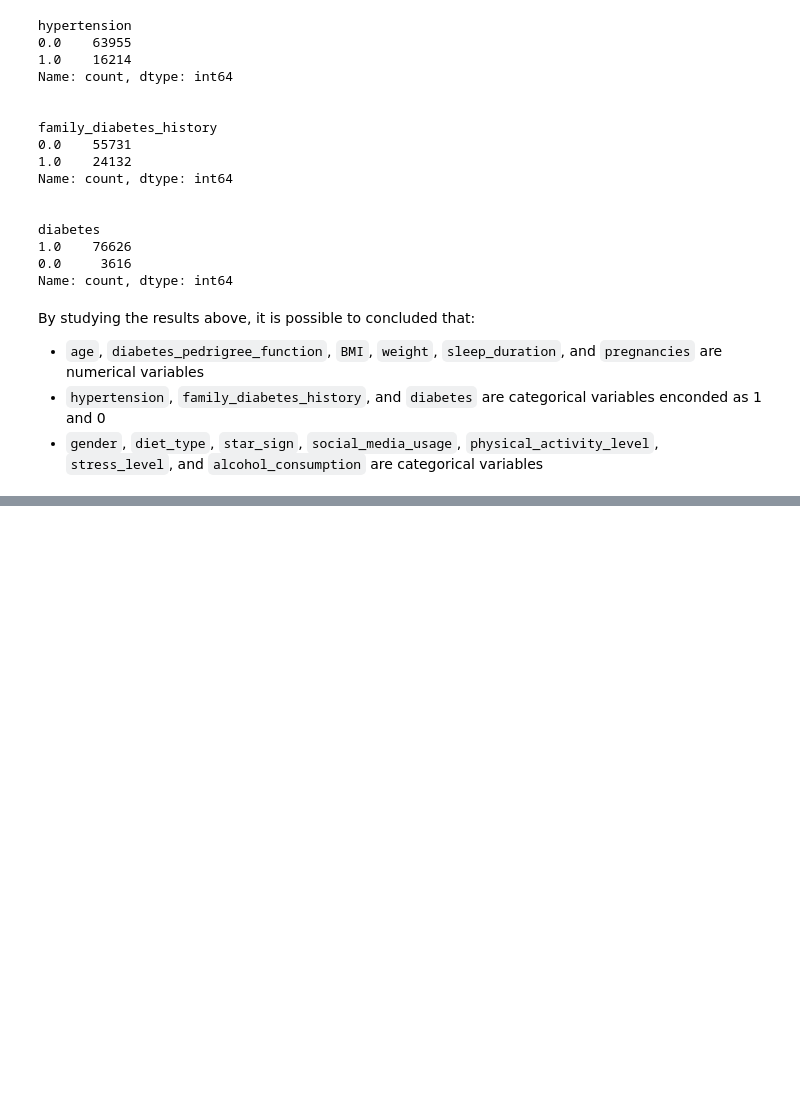
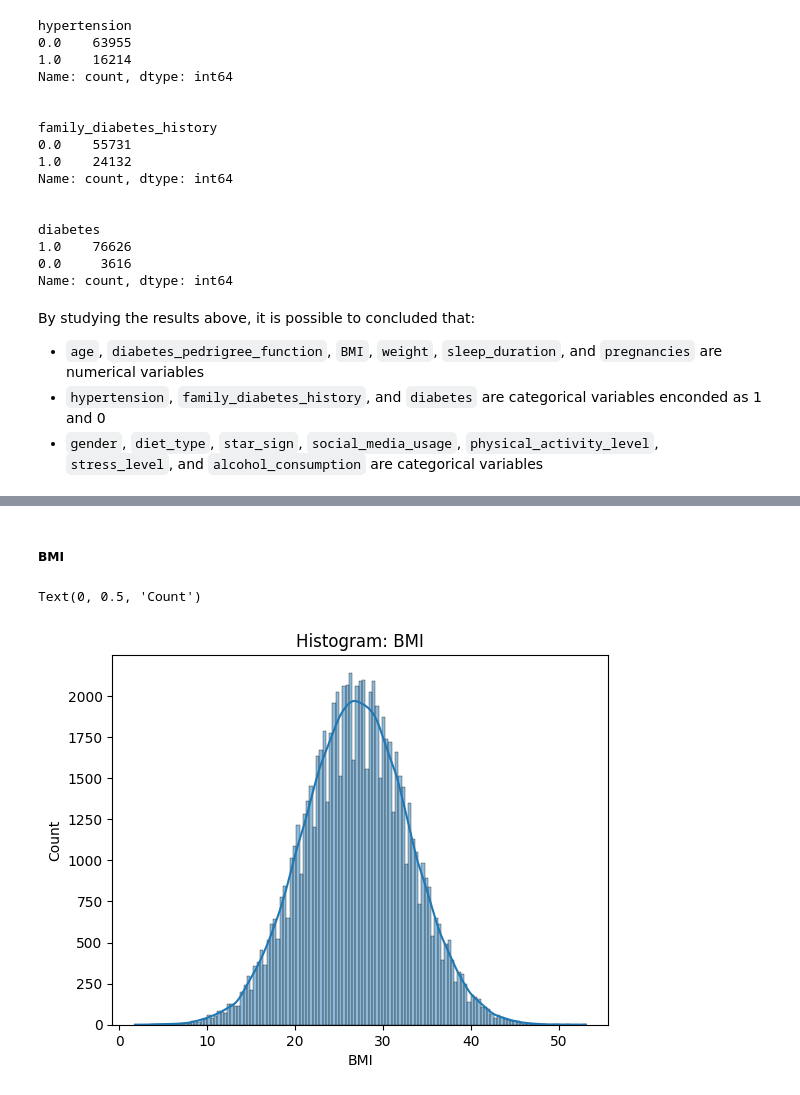
Before and after one commit to isabella-madiedo/Diabetes-Datathon, a Jupyter notebook: Code/data_cleaning.ipynb, the cells around one changed output, grey strips where cells are left out. Saved outputs shown, nothing was run; the diff lists cells and outputs as text; code cells hidden in the pictures; blank space fills up the shorter version.

```diff
--- a/Code/data_cleaning.ipynb
+++ b/Code/data_cleaning.ipynb
@@ -113,0 +189,11 @@ Numerical Variables Statistics:
+# %% [markdown]
+##### BMI
+# %%
+# BMI
+sns.histplot(raw_data, x='BMI', kde=True)
+plt.title('Histogram: BMI')
+plt.xlabel('BMI')
+plt.ylabel('Count')
+# %% [output]
+Text(0, 0.5, 'Count')
+[figure, added]
```
Also changed, not shown: parts of 29 cells of this notebook.
